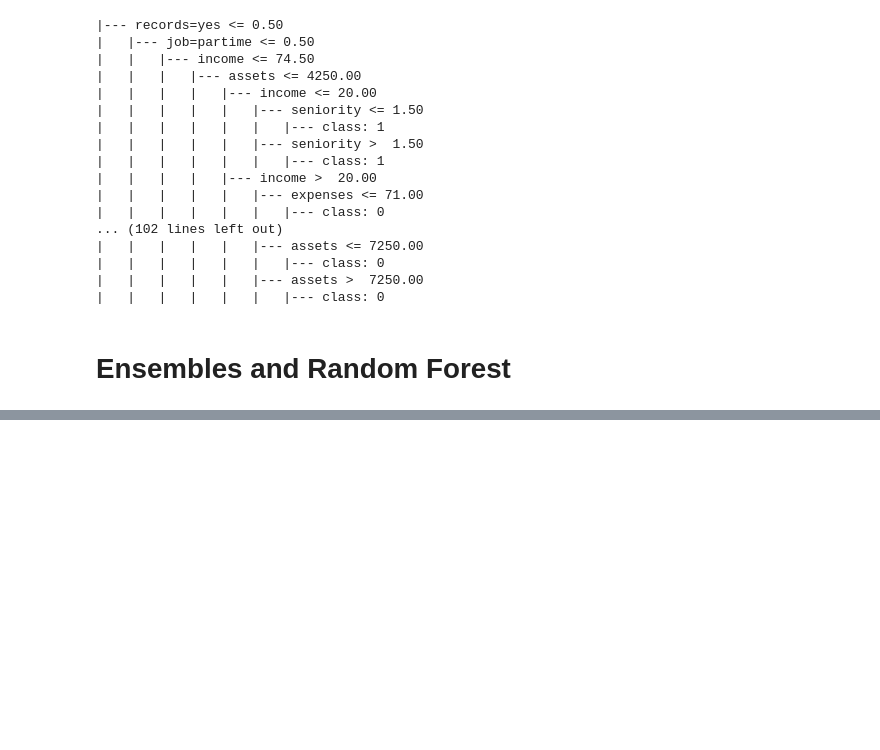
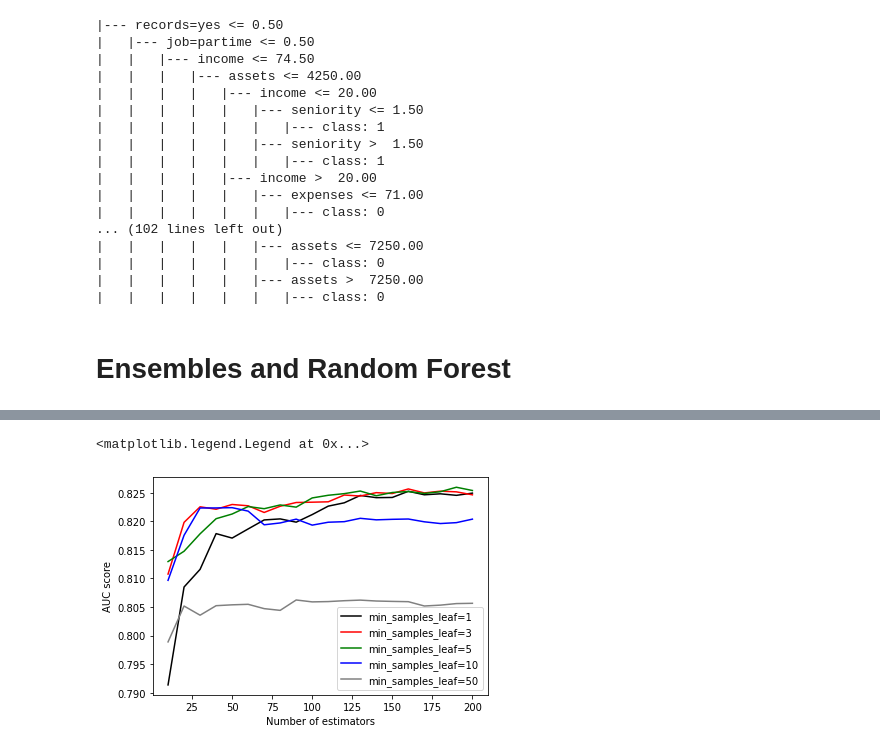
Before and after one commit to Micky373/ml_zoomcamp, a Jupyter notebook: week_6/credit_risk.ipynb, the cells around one changed output, grey strips where cells are left out. Saved outputs shown, nothing was run; the diff lists cells and outputs as text; code cells hidden in the pictures; blank space fills up the shorter version.

```diff
--- a/week_6/credit_risk.ipynb
+++ b/week_6/credit_risk.ipynb
@@ -650,0 +756,22 @@ print(export_text(dt,feature_names=dv.get_feature_names()))
+# %%
+scores = []
+
+for s in [1, 3, 5, 10, 50]:
+
+    for n in range(10,201,10):
+        rf = RandomForestClassifier(
+            n_estimators=n,
+            max_depth = max_depth,
+            random_state=1,
+            min_samples_leaf=s
+            )
+        rf.fit(X_train,y_train)
+        y_pred = rf.predict_proba(x_val)[:,1]
+        auc = roc_auc_score(y_val,y_pred)
+
+        scores.append((s,n,auc))
+# %%
+columns = ['min_samples_leaf','n_estimators','auc']
+df_scores = pd.DataFrame(scores,columns=columns)
+df_scores_pivot = df_scores.pivot(index='n_estimators',columns=['min_samples_leaf'],values=['auc'])
+df_scores_pivot
@@ -650,0 +798,16 @@ print(export_text(dt,feature_names=dv.get_feature_names()))
+# %%
+colors = ['black','red','green','blue','grey']
+min_samples_leaf = [1, 3, 5, 10, 50]
+for s,col in zip(min_samples_leaf,colors):
+    df_subset = df_scores[df_scores.min_samples_leaf == s]
+    plt.plot(
+        df_subset.n_estimators,
+        df_subset.auc,label=f'min_samples_leaf={s}',
+        color=col)
+    plt.xlabel('Number of estimators')
+    plt.ylabel('AUC score')
+
+plt.legend()
+# %% [output]
+<matplotlib.legend.Legend at 0x...>
+[figure, added]
```
Also changed, not shown: parts of 15 cells of this notebook.
